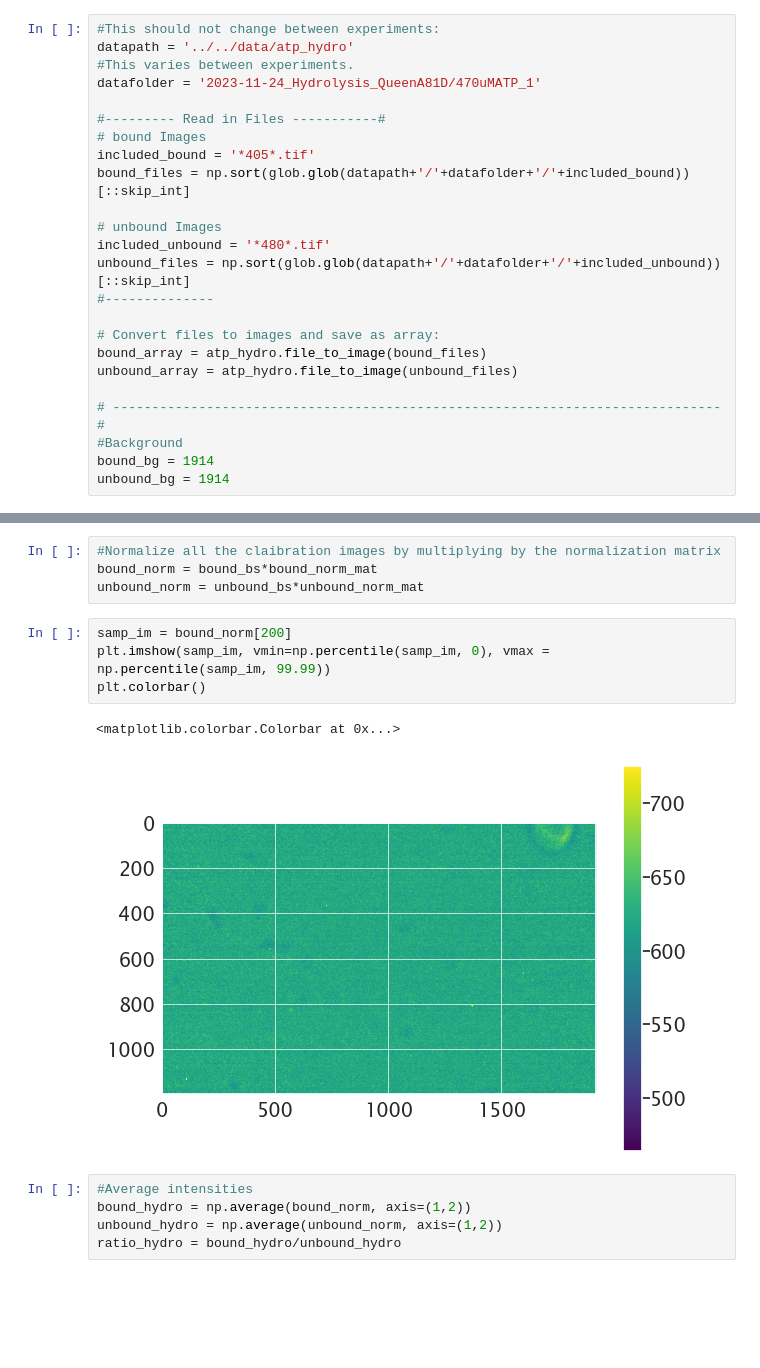
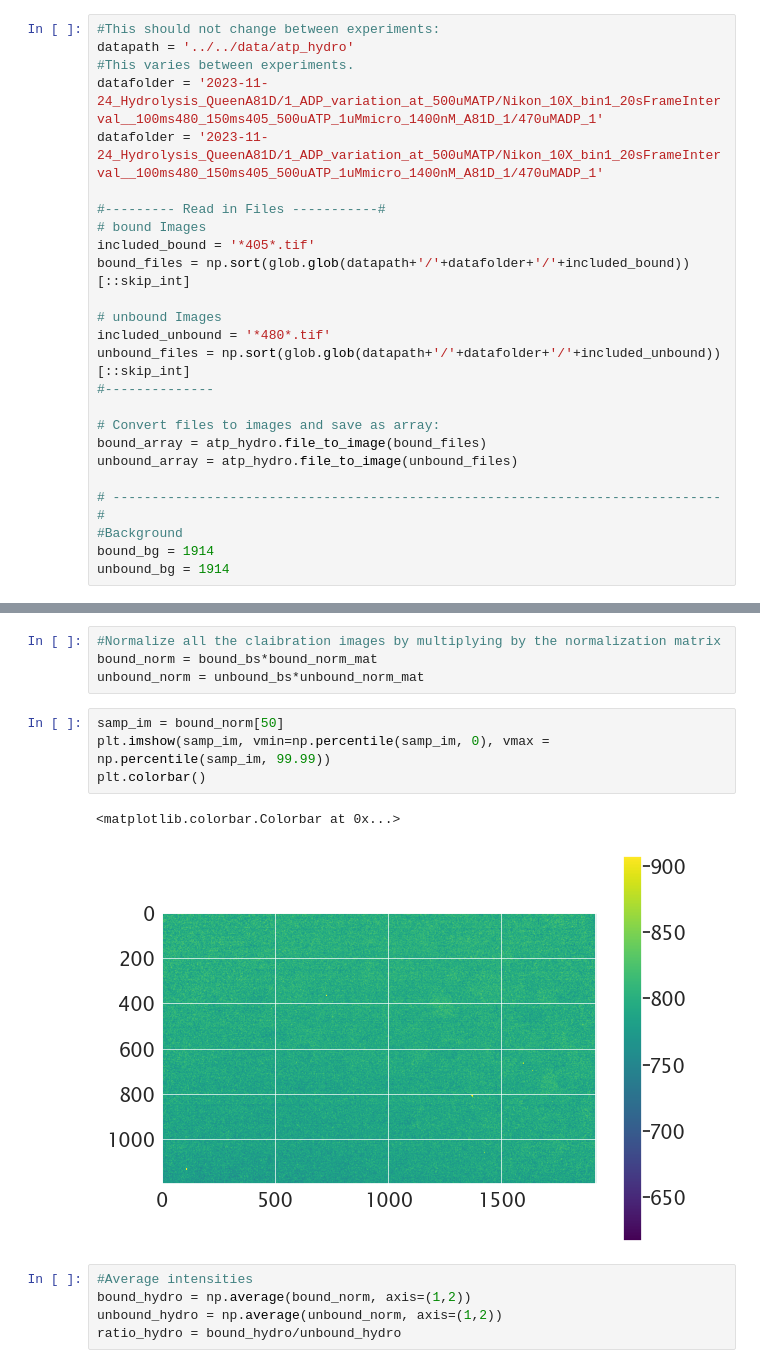
Before and after one commit to RPGroup-PBoC/am_atp, a Jupyter notebook: analysis/atp-hydro/20231124_Hydro_Protocol.ipynb, the cells around one changed output, grey strips where cells are left out. Cells and saved outputs as stored; diff of their text form; blank space fills up the shorter version.

```diff
--- a/analysis/atp-hydro/20231124_Hydro_Protocol.ipynb
+++ b/analysis/atp-hydro/20231124_Hydro_Protocol.ipynb
@@ -31,7 +31,8 @@ skip_int = 10 #data frames to skip
 #This should not change between experiments:
 datapath = '../../data/atp_hydro'
 #This varies between experiments.
-datafolder = '2023-11-24_Hydrolysis_QueenA81D/470uMATP_1'
+datafolder = '2023-11-24_Hydrolysis_QueenA81D/1_ADP_variation_at_500uMATP/Nikon_10X_bin1_20sFrameInterval__100ms480_150ms405_500uATP_1uMmicro_1400nM_A81D_1/470uMADP_1'
+datafolder = '2023-11-24_Hydrolysis_QueenA81D/1_ADP_variation_at_500uMATP/Nikon_10X_bin1_20sFrameInterval__100ms480_150ms405_500uATP_1uMmicro_1400nM_A81D_1/470uMADP_1'
 
 #--------- Read in Files -----------#
 # bound Images
@@ -82,12 +83,12 @@ plt.grid(False)
 bound_norm = bound_bs*bound_norm_mat
 unbound_norm = unbound_bs*unbound_norm_mat
 # %%
-samp_im = bound_norm[200]
+samp_im = bound_norm[50]
 plt.imshow(samp_im, vmin=np.percentile(samp_im, 0), vmax = np.percentile(samp_im, 99.99))
 plt.colorbar()
 # %% [output]
 <matplotlib.colorbar.Colorbar at 0x...>
-[figure, old version]
+[figure, new version]
 # %%
 #Average intensities
 bound_hydro = np.average(bound_norm, axis=(1,2))
```
Also changed, not shown: parts of 21 cells of this notebook, 5 other files.
